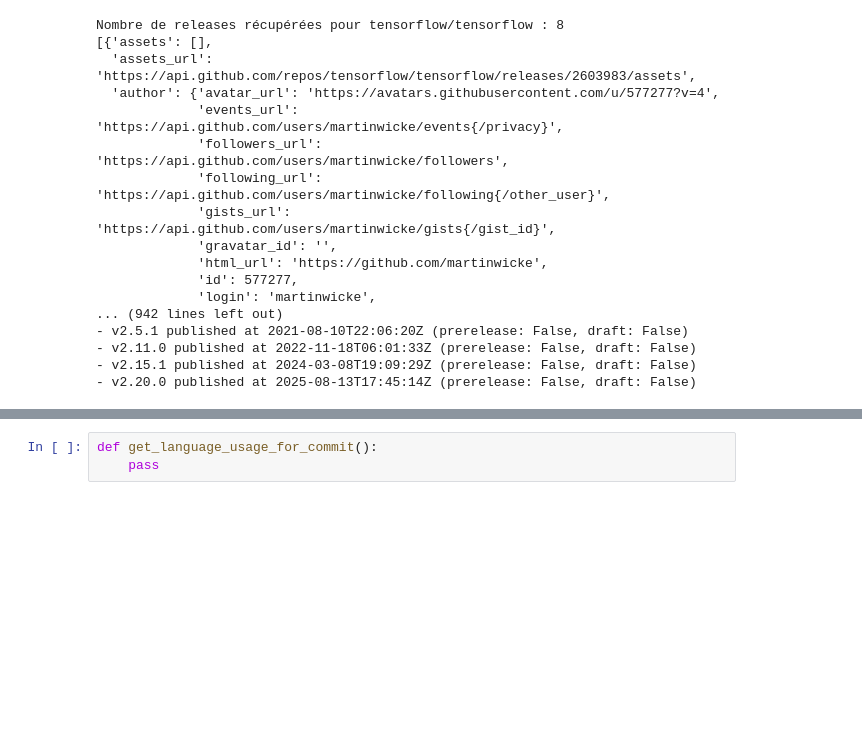
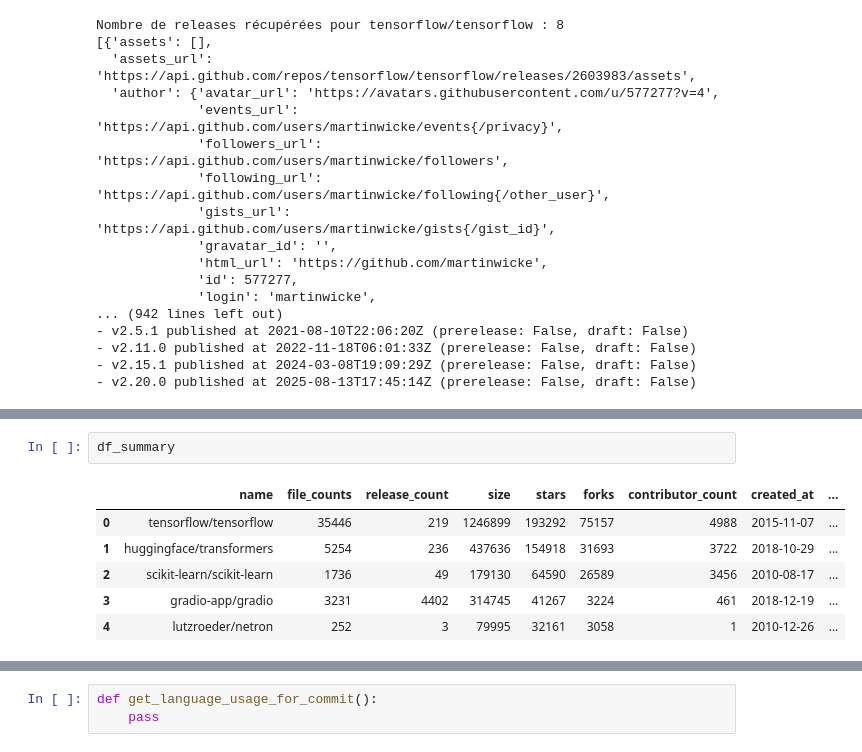
Before and after one commit to kerryghan-relot/Github-Language-Analysis, a Jupyter notebook: research/01a - Kerryghan Data Collection.ipynb, the cells around one changed output, grey strips where cells are left out. Saved outputs shown, nothing was run; the diff lists cells and outputs as text; blank space fills up the shorter version.

```diff
--- a/research/01a - Kerryghan Data Collection.ipynb
+++ b/research/01a - Kerryghan Data Collection.ipynb
@@ -209,0 +681,9 @@ Nombre de releases récupérées pour tensorflow/tensorflow : 8
+# %%
+df_summary
+# %% [output]
+|  | name | file_counts | release_count | size | stars | forks | contributor_count | created_at | ... |
+| 0 | tensorflow/tensorflow | 35446 | 219 | 1246899 | 193292 | 75157 | 4988 | 2015-11-07 | ... |
+| 1 | huggingface/transformers | 5254 | 236 | 437636 | 154918 | 31693 | 3722 | 2018-10-29 | ... |
+| 2 | scikit-learn/scikit-learn | 1736 | 49 | 179130 | 64590 | 26589 | 3456 | 2010-08-17 | ... |
+| 3 | gradio-app/gradio | 3231 | 4402 | 314745 | 41267 | 3224 | 461 | 2018-12-19 | ... |
+| 4 | lutzroeder/netron | 252 | 3 | 79995 | 32161 | 3058 | 1 | 2010-12-26 | ... |
```
Also changed, not shown: parts of 8 cells of this notebook, 8 other files.
